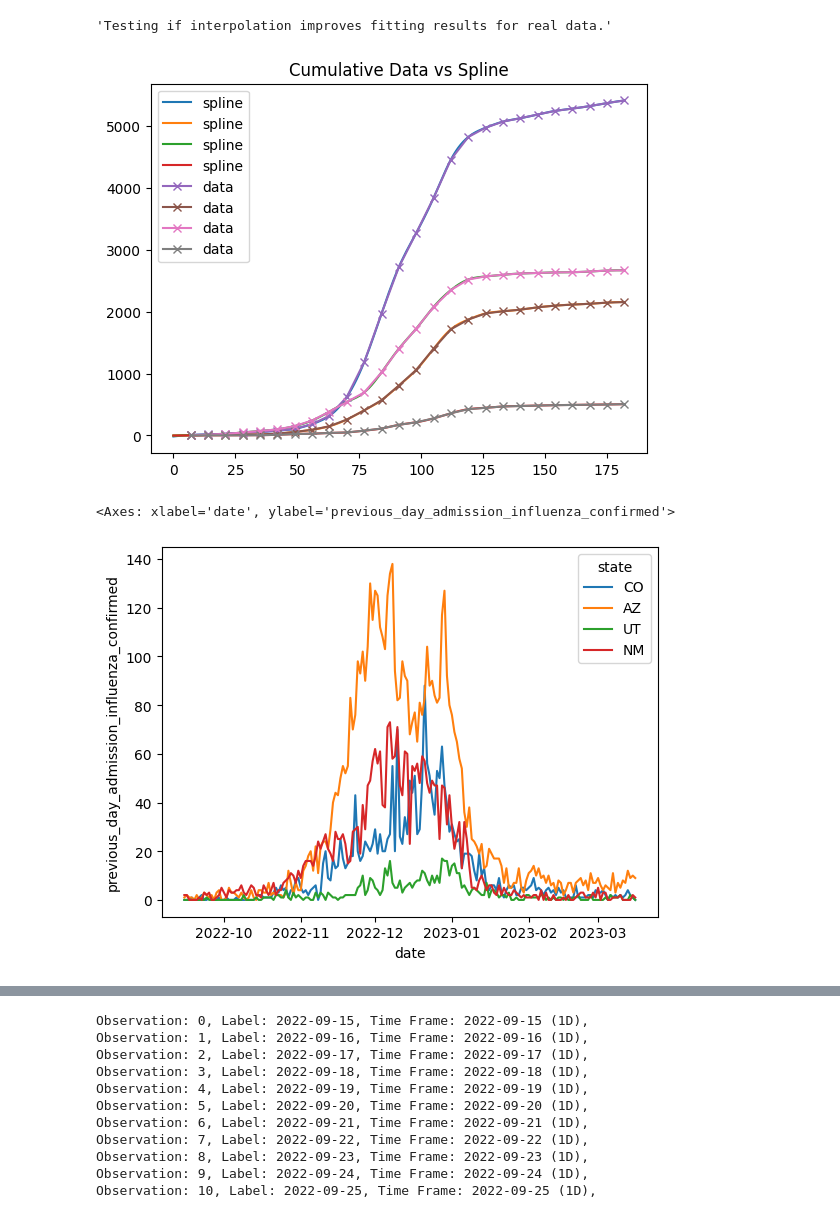
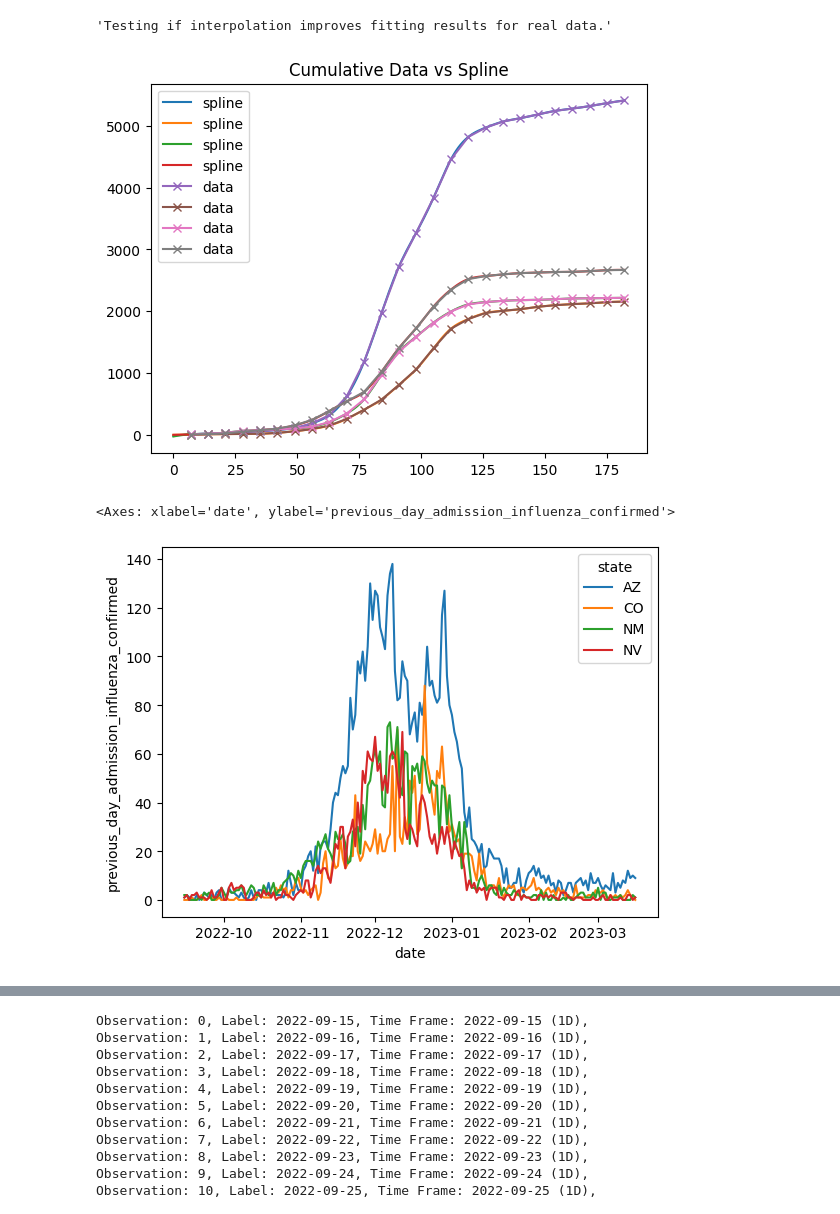
Before and after one commit to NAU-CCL/Epymorph, a Jupyter notebook: pf_vignettes/interpolate.ipynb, the cells around one changed output, grey strips where cells are left out. Drawn from its saved outputs; the diff is of its cells as text; code cells hidden in the pictures.

```diff
--- a/pf_vignettes/interpolate.ipynb
+++ b/pf_vignettes/interpolate.ipynb
@@ -29,7 +29,7 @@ from epymorph.forecasting.param_transformations import ExponentialTransform
 from epymorph.adrio.cdc import InfluenzaStateHospitalization
 from epymorph.time import EveryNDays
 # %%
-states = ["AZ", "CO", "NM", "UT"]
+states = ["AZ", "CO", "NM", "NV"]
 rume = SingleStrataRUME.build(
     ipm=ipm.SIRH(),
     mm=mm.No(),
@@ -43,7 +43,7 @@ rume = SingleStrataRUME.build(
         "beta": ExponentialTransform('log_beta'),
         "gamma": 0.2,
         "xi": 1 / 90,
-        "hospitalization_prob": 100 / 100_000,
+        "hospitalization_prob": 200 / 100_000,
         "hospitalization_duration": 5.0,
         "population": acs5.Population(),
         "phi":5,
@@ -98,28 +98,27 @@ df['value'] = interpolated_data.flatten()
 
 df.to_csv('./pf_vignettes/interpolated_data.csv',index = False)
 # %% [output]
-[figure, old version]
+[figure, new version]
 # %%
 import seaborn as sns
 
 columns = ['date','state','previous_day_admission_influenza_confirmed','total_patients_hospitalized_confirmed_influenza']
-states = ["AZ", "CO", "NM", "UT"]
 
 df = pd.read_csv('pf_vignettes/COVID-19_Reported_Patient_Impact_and_Hospital_Capacity_by_State_Timeseries__RAW_.csv')
 
 df = df[df['state'].isin(states)][columns]
 df['date'] = pd.to_datetime(df['date'])
 
 df = df.sort_values('date')
 df = df.reset_index(drop = True)
 
 date_range = rume.time_frame.to_date_range().to_pandas()
 df = df[df['date'].isin(date_range)][columns]
 
 sns.lineplot(data=df,x='date',y='previous_day_admission_influenza_confirmed',hue='state')
 # %% [output]
 <Axes: xlabel='date', ylabel='previous_day_admission_influenza_confirmed'>
-[figure, old version]
+[figure, new version]
 # %%
 
 n = len(states)
```
Also changed, not shown: parts of 7 cells of this notebook, 6 other files.
